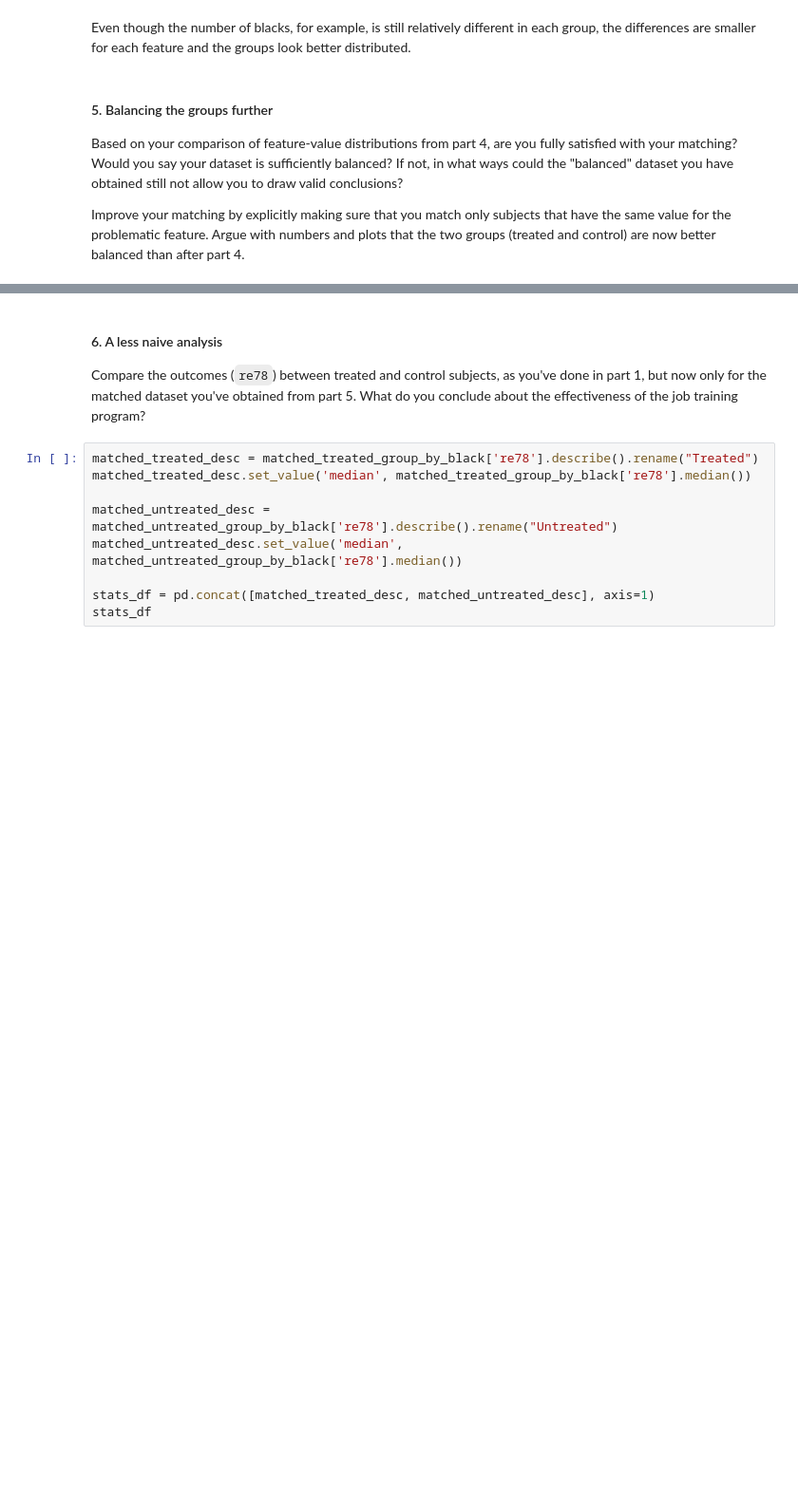
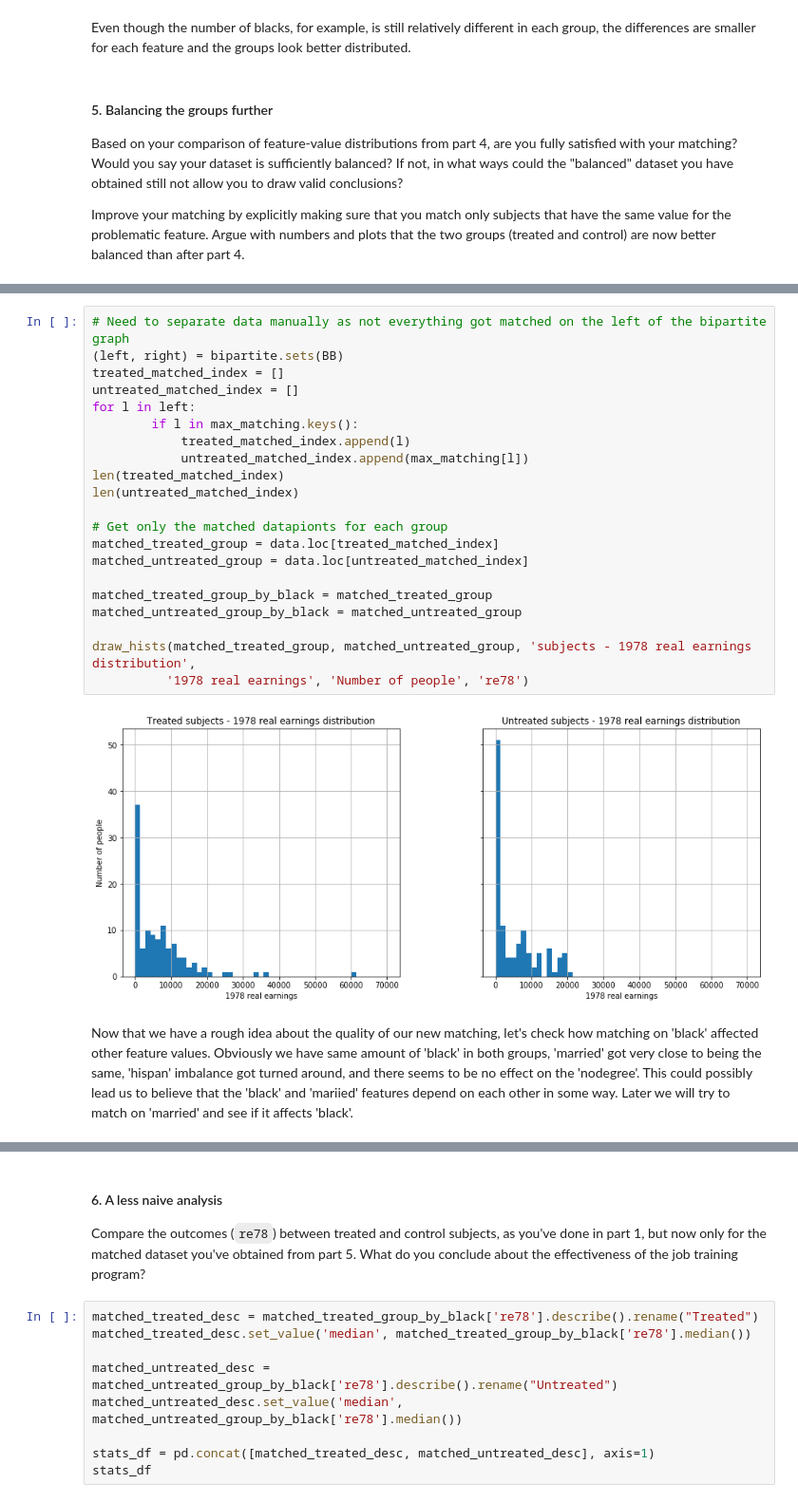
Before and after one commit to csbenz/ada, a Jupyter notebook: 04 - Applied ML/hw4.ipynb, the cells around one changed output, grey strips where cells are left out. Shown at 95% size. Drawn from its saved outputs; the diff is of its cells as text; blank space fills up the shorter version.

```diff
--- a/04 - Applied ML/hw4.ipynb
+++ b/04 - Applied ML/hw4.ipynb
@@ -397,0 +473,27 @@ the problem is imbalance of the black people. The matching is still not that goo
+# %%
+# Need to separate data manually as not everything got matched on the left of the bipartite graph
+(left, right) = bipartite.sets(BB)
+treated_matched_index = []
+untreated_matched_index = []
+for l in left:
+        if l in max_matching.keys():
+            treated_matched_index.append(l)
+            untreated_matched_index.append(max_matching[l])
+len(treated_matched_index)
+len(untreated_matched_index)
+
+# Get only the matched datapionts for each group
+matched_treated_group = data.loc[treated_matched_index]
+matched_untreated_group = data.loc[untreated_matched_index]
+
+matched_treated_group_by_black = matched_treated_group
+matched_untreated_group_by_black = matched_untreated_group
+
+draw_hists(matched_treated_group, matched_untreated_group, 'subjects - 1978 real earnings distribution',
+          '1978 real earnings', 'Number of people', 're78')
+# %% [output]
+[figure, added]
+# %% [markdown]
+Now that we have a rough idea about the quality of our new matching, let's check how matching on 'black' affected other feature values.
+Obviously we have same amount of 'black' in both groups, 'married' got very close to being the same, 'hispan' imbalance got turned around, and there seems to be no effect on the 'nodegree'.
+This could possibly lead us to believe that the 'black' and 'mariied' features depend on each other in some way. Later we will try to match on 'married' and see if it affects 'black'.
```
Also changed, not shown: parts of 29 cells of this notebook.
